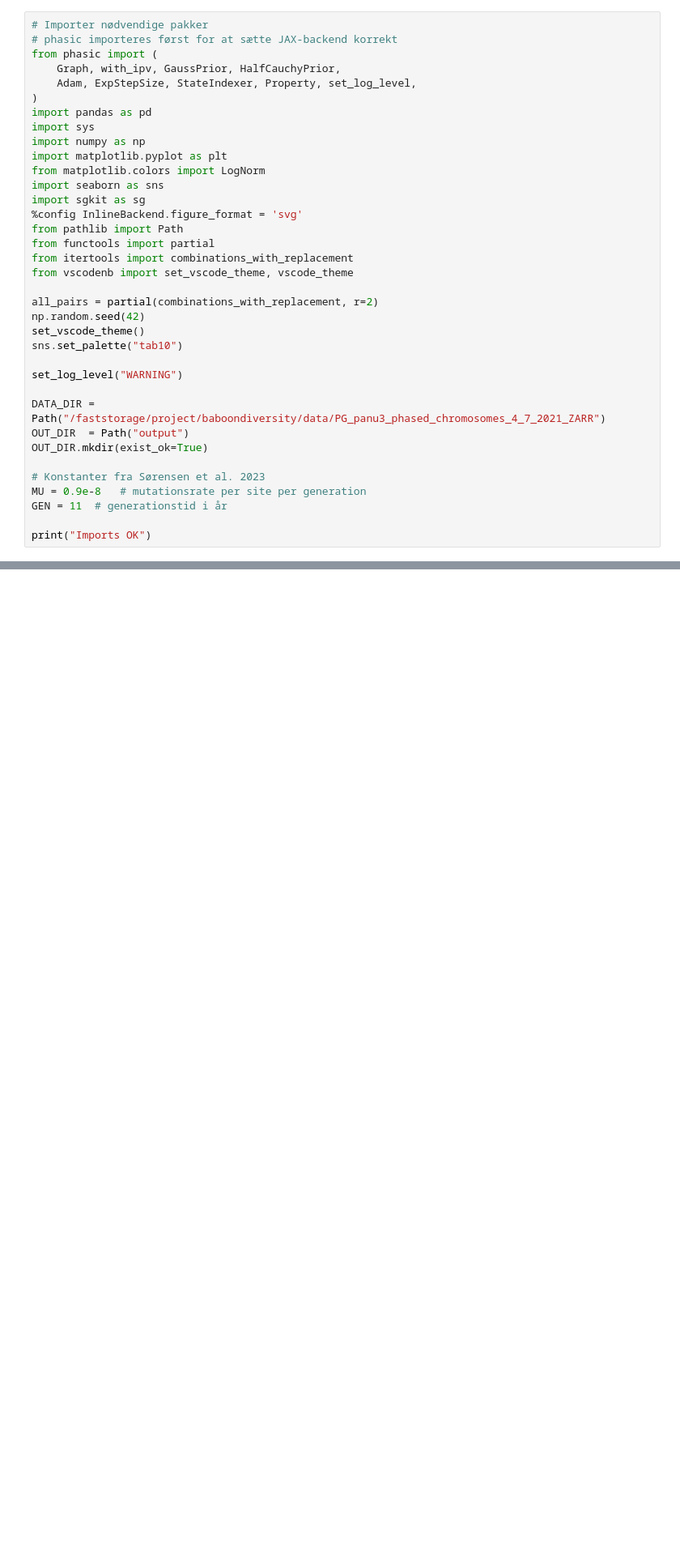
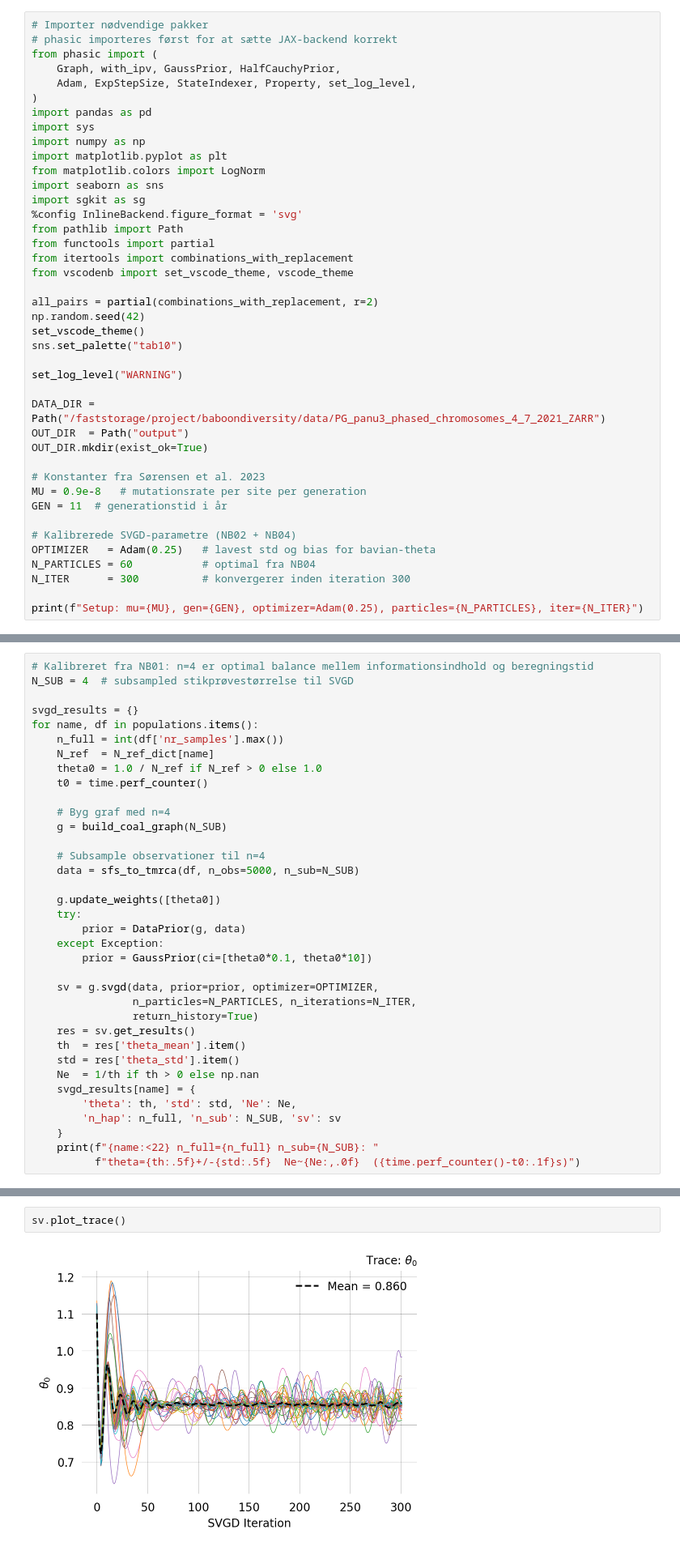
Before and after one commit to munch-group/emma-giraf, a Jupyter notebook: notebooks/07a_bavian_data.ipynb, the cells around one changed output, grey strips where cells are left out. Shown at 81% size. Cells and saved outputs as stored; diff of their text form; blank space fills up the shorter version.

```diff
--- a/notebooks/07a_bavian_data.ipynb
+++ b/notebooks/07a_bavian_data.ipynb
@@ -49,5 +61,10 @@ OUT_DIR.mkdir(exist_ok=True)
 MU = 0.9e-8   # mutationsrate per site per generation
 GEN = 11  # generationstid i år
 
-print("Imports OK")
+# Kalibrerede SVGD-parametre (NB02 + NB04)
+OPTIMIZER   = Adam(0.25)   # lavest std og bias for bavian-theta
+N_PARTICLES = 60           # optimal fra NB04
+N_ITER      = 300          # konvergerer inden iteration 300
+
+print(f"Setup: mu={MU}, gen={GEN}, optimizer=Adam(0.25), particles={N_PARTICLES}, iter={N_ITER}")
 # %% [output]
@@ -923,0 +646,36 @@ Alle filer i results/:
+# %%
+# Kalibreret fra NB01: n=4 er optimal balance mellem informationsindhold og beregningstid
+N_SUB = 4  # subsampled stikprøvestørrelse til SVGD
+
+svgd_results = {}
+for name, df in populations.items():
+    n_full = int(df['nr_samples'].max())
+    N_ref  = N_ref_dict[name]
+    theta0 = 1.0 / N_ref if N_ref > 0 else 1.0
+    t0 = time.perf_counter()
+
+    # Byg graf med n=4
+    g = build_coal_graph(N_SUB)
+
+    # Subsample observationer til n=4
+    data = sfs_to_tmrca(df, n_obs=5000, n_sub=N_SUB)
+
+    g.update_weights([theta0])
+    try:
+        prior = DataPrior(g, data)
+    except Exception:
+        prior = GaussPrior(ci=[theta0*0.1, theta0*10])
+
+    sv = g.svgd(data, prior=prior, optimizer=OPTIMIZER,
+                n_particles=N_PARTICLES, n_iterations=N_ITER,
+                return_history=True)
+    res = sv.get_results()
+    th  = res['theta_mean'].item()
+    std = res['theta_std'].item()
+    Ne  = 1/th if th > 0 else np.nan
+    svgd_results[name] = {
+        'theta': th, 'std': std, 'Ne': Ne,
+        'n_hap': n_full, 'n_sub': N_SUB, 'sv': sv
+    }
+    print(f"{name:<22} n_full={n_full} n_sub={N_SUB}: "
+          f"theta={th:.5f}+/-{std:.5f}  Ne~{Ne:,.0f}  ({time.perf_counter()-t0:.1f}s)")
@@ -923,0 +688,4 @@ Alle filer i results/:
+# %%
+sv.plot_trace()
+# %% [output]
+[figure, added]
```
Also changed, not shown: parts of 51 cells of this notebook, 12 other files.
